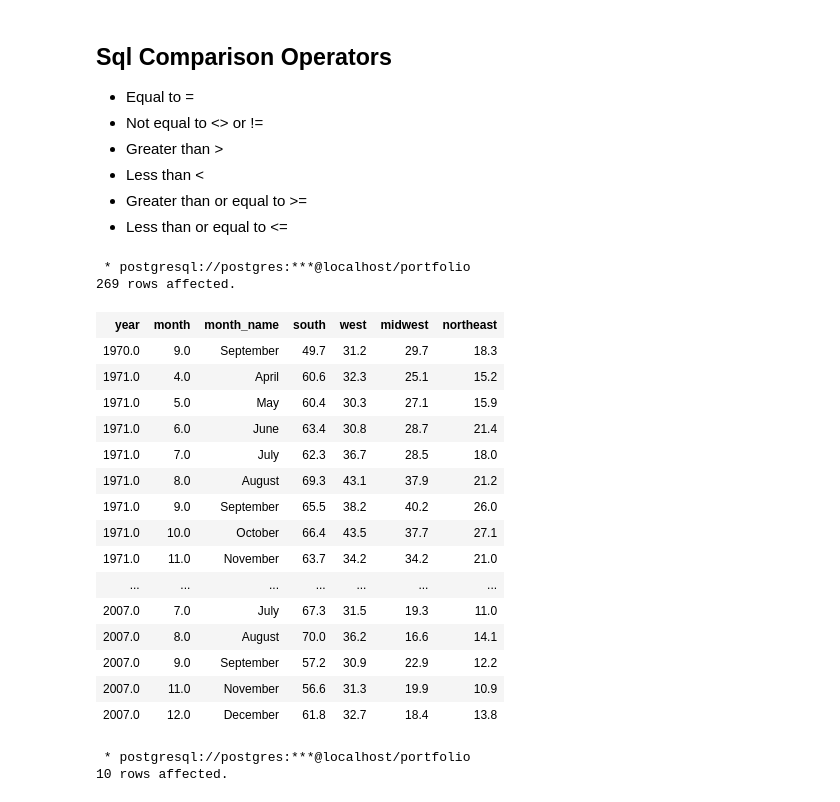
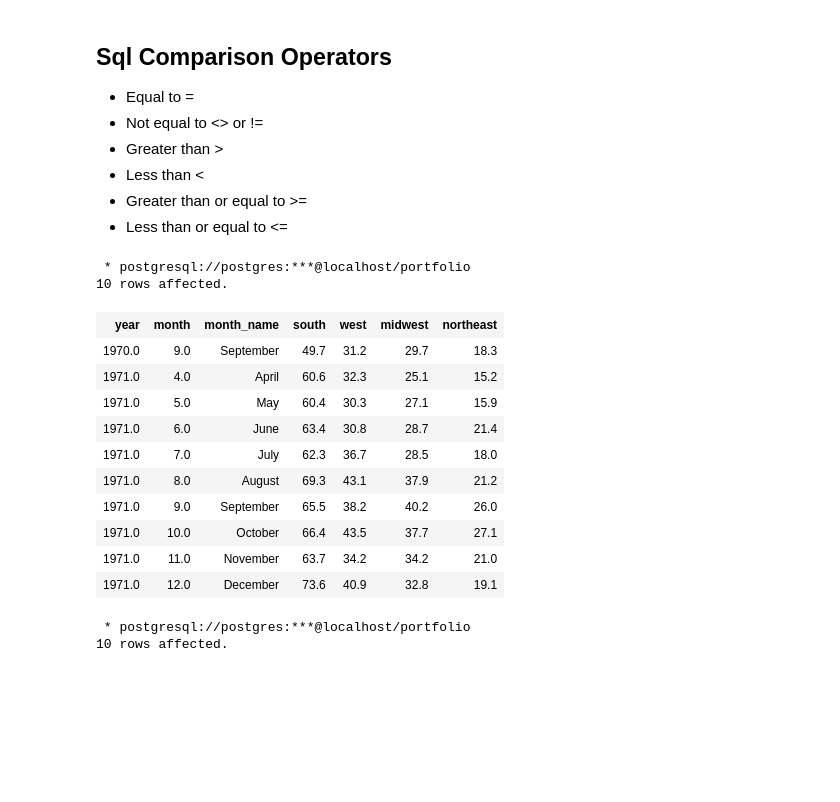
Before and after one commit to davidkeya/SQL-Projects, a Jupyter notebook: SQL Review 2021/Sql Queries from Jupyter Notebook.ipynb, the cells around one changed output. Cells and saved outputs as stored; diff of their text form; code cells hidden in the pictures; blank space fills up the shorter version.

```diff
--- a/SQL Review 2021/Sql Queries from Jupyter Notebook.ipynb
+++ b/SQL Review 2021/Sql Queries from Jupyter Notebook.ipynb
@@ -130,26 +130,22 @@ LIMIT 10
 # %%
 %%sql
 SELECT * FROM housing_units
 WHERE west > 30
+LIMIT 10
 # %% [output]
  * postgresql://postgres:***@localhost/portfolio
-269 rows affected.
+10 rows affected.
 | year | month | month_name | south | west | midwest | northeast |
 | 1970.0 | 9.0 | September | 49.7 | 31.2 | 29.7 | 18.3 |
 | 1971.0 | 4.0 | April | 60.6 | 32.3 | 25.1 | 15.2 |
 | 1971.0 | 5.0 | May | 60.4 | 30.3 | 27.1 | 15.9 |
 | 1971.0 | 6.0 | June | 63.4 | 30.8 | 28.7 | 21.4 |
 | 1971.0 | 7.0 | July | 62.3 | 36.7 | 28.5 | 18.0 |
 | 1971.0 | 8.0 | August | 69.3 | 43.1 | 37.9 | 21.2 |
 | 1971.0 | 9.0 | September | 65.5 | 38.2 | 40.2 | 26.0 |
 | 1971.0 | 10.0 | October | 66.4 | 43.5 | 37.7 | 27.1 |
 | 1971.0 | 11.0 | November | 63.7 | 34.2 | 34.2 | 21.0 |
-| ... | ... | ... | ... | ... | ... | ... |
-| 2007.0 | 7.0 | July | 67.3 | 31.5 | 19.3 | 11.0 |
-| 2007.0 | 8.0 | August | 70.0 | 36.2 | 16.6 | 14.1 |
-| 2007.0 | 9.0 | September | 57.2 | 30.9 | 22.9 | 12.2 |
-| 2007.0 | 11.0 | November | 56.6 | 31.3 | 19.9 | 10.9 |
-| 2007.0 | 12.0 | December | 61.8 | 32.7 | 18.4 | 13.8 |
+| 1971.0 | 12.0 | December | 73.6 | 40.9 | 32.8 | 19.1 |
 # %%
 %%sql
 SELECT * FROM housing_units
```
Also changed, not shown: parts of 11 cells of this notebook.
